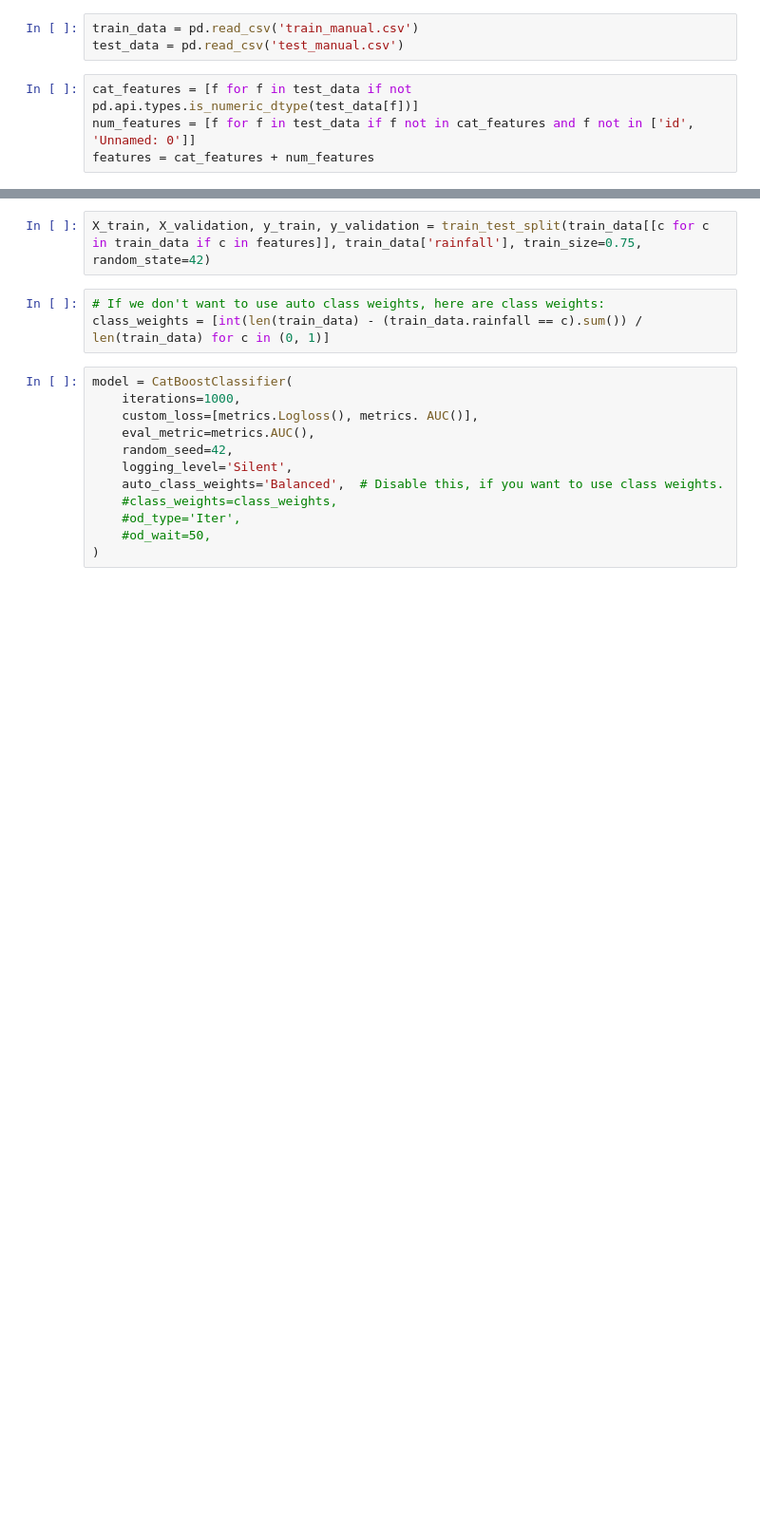
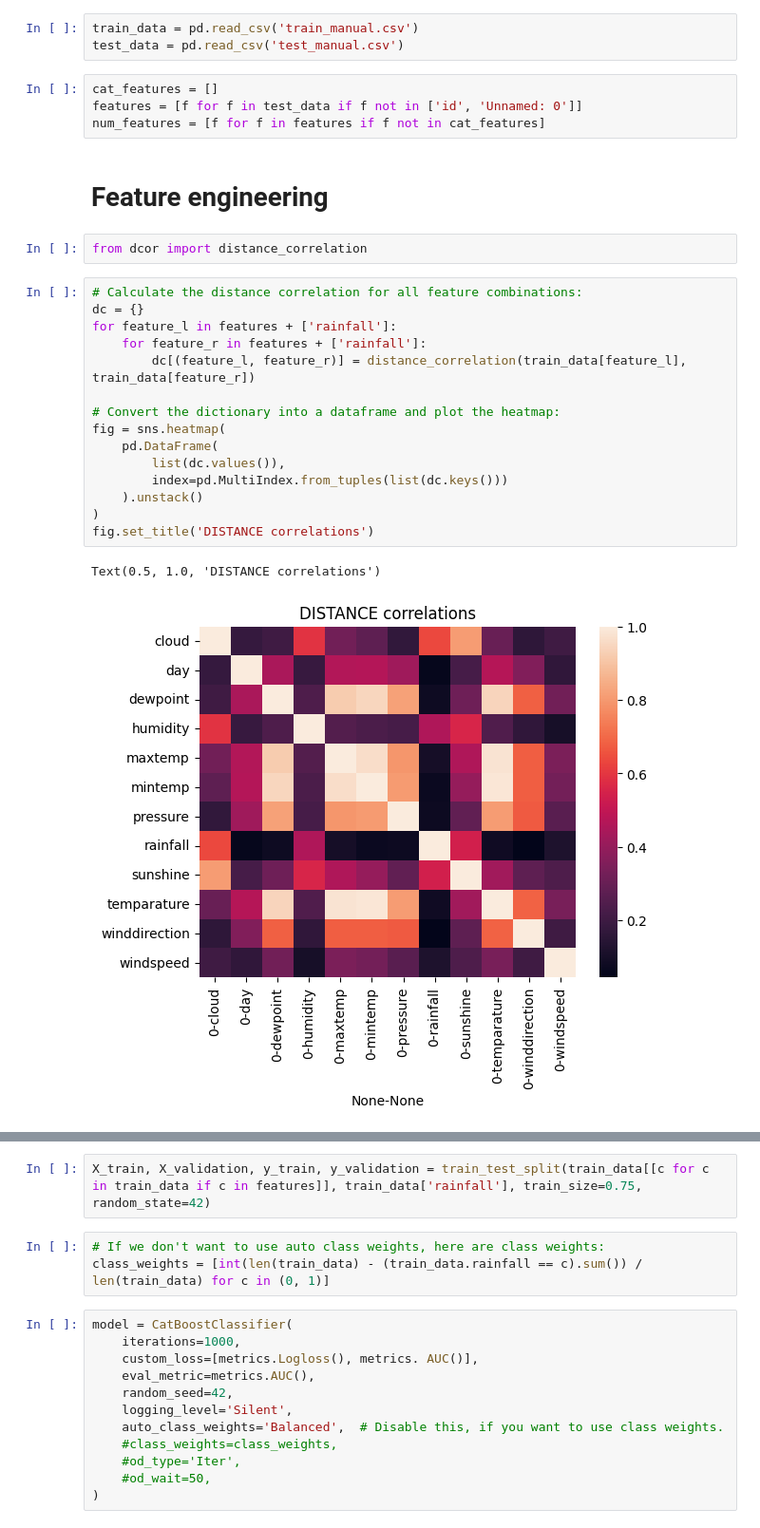
Before and after one commit to notger/motley_crew_of_models, a Jupyter notebook: rainfall/catboost.ipynb, the cells around one changed output, grey strips where cells are left out. Shown: that part at 95% size. Cells and saved outputs as stored; diff of their text form; blank space fills up the shorter version.

Commit message:
Added some feature engineering to make it worse.

```diff
--- a/rainfall/catboost.ipynb
+++ b/rainfall/catboost.ipynb
@@ -8,6 +10,28 @@ from sklearn.model_selection import train_test_split
 train_data = pd.read_csv('train_manual.csv')
 test_data = pd.read_csv('test_manual.csv')
 # %%
-cat_features = [f for f in test_data if not pd.api.types.is_numeric_dtype(test_data[f])]
-num_features = [f for f in test_data if f not in cat_features and f not in ['id', 'Unnamed: 0']]
-features = cat_features + num_features
+cat_features = []
+features = [f for f in test_data if f not in ['id', 'Unnamed: 0']]
+num_features = [f for f in features if f not in cat_features]
+# %% [markdown]
+# Feature engineering
+# %%
+from dcor import distance_correlation
+# %%
+# Calculate the distance correlation for all feature combinations:
+dc = {}
+for feature_l in features + ['rainfall']:
+    for feature_r in features + ['rainfall']:
+        dc[(feature_l, feature_r)] = distance_correlation(train_data[feature_l], train_data[feature_r])
+
+# Convert the dictionary into a dataframe and plot the heatmap:
+fig = sns.heatmap(
+    pd.DataFrame(
+        list(dc.values()),
+        index=pd.MultiIndex.from_tuples(list(dc.keys()))
+    ).unstack()
+)
+fig.set_title('DISTANCE correlations')
+# %% [output]
+Text(0.5, 1.0, 'DISTANCE correlations')
+[figure, added]
```
Also changed, not shown: parts of 6 cells of this notebook.
